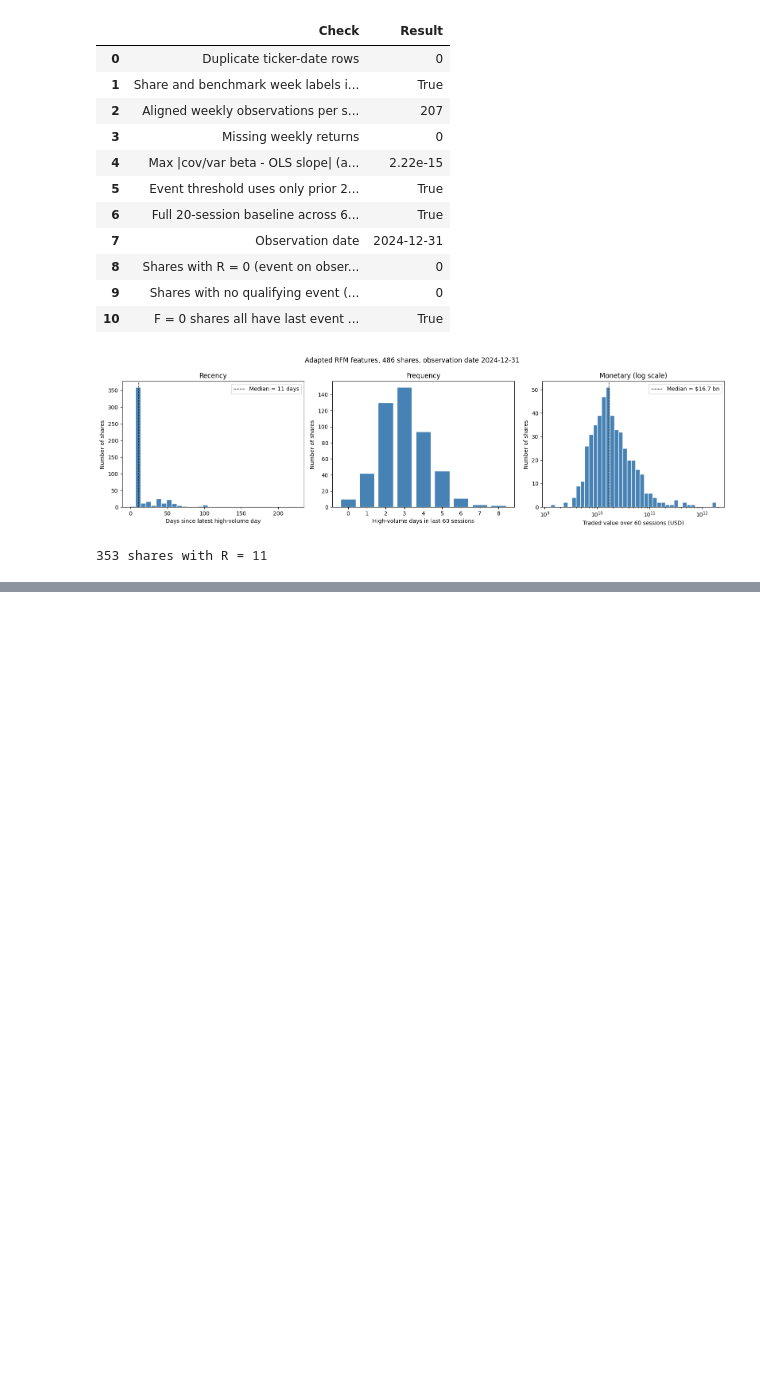
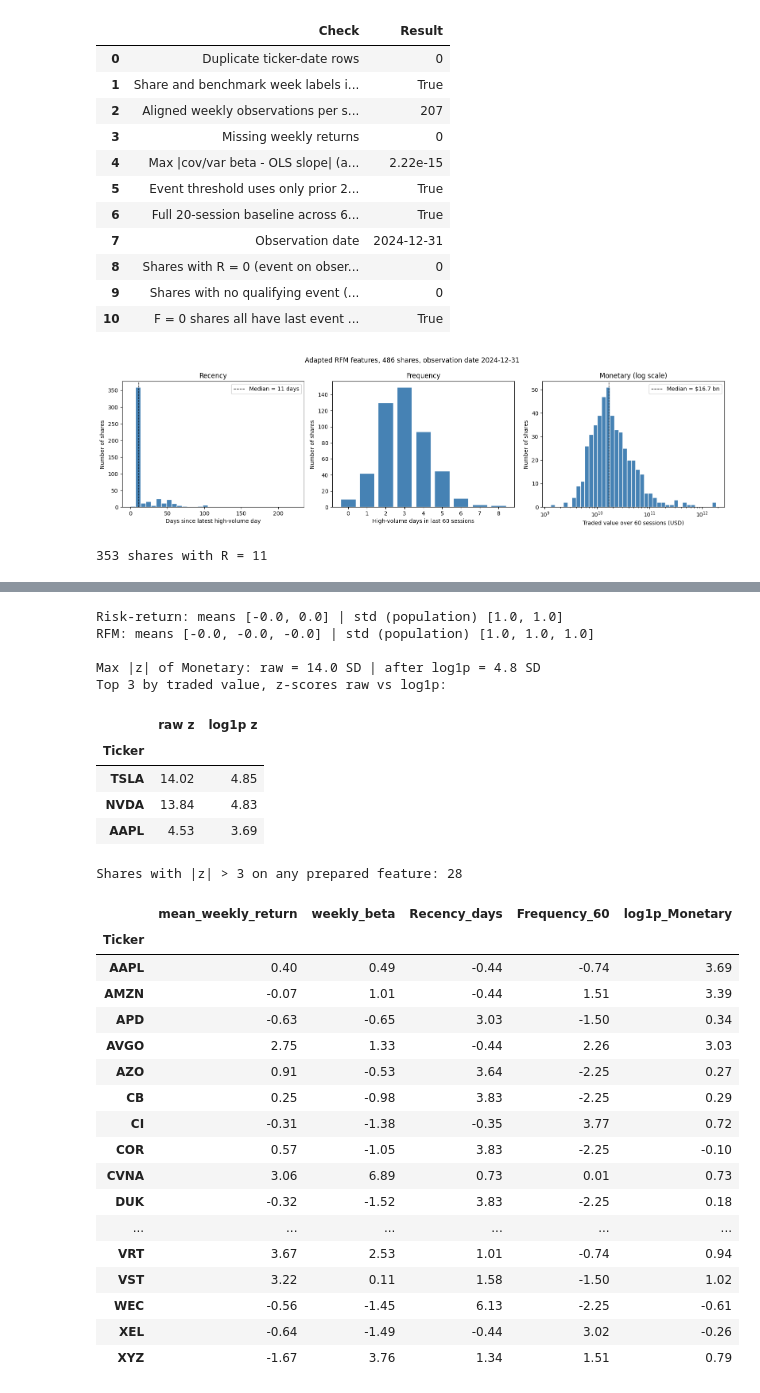
Before and after one commit to Dheena2411/CRM-CM-CW1, a Jupyter notebook: CRM&CM_CW1_T1_T2.ipynb, the cells around one changed output, grey strips where cells are left out. Drawn from its saved outputs; the diff is of its cells as text; code cells hidden in the pictures; blank space fills up the shorter version.

```diff
--- a/CRM&CM_CW1_T1_T2.ipynb
+++ b/CRM&CM_CW1_T1_T2.ipynb
@@ -783,0 +844,62 @@ print((common["Recency_days"] == 11).sum(), "shares with R = 11")
+# %%
+# Risk-return: no transformation (moderate skew, outliers are genuine shares)
+scaler_rr = StandardScaler()
+Z_rr = pd.DataFrame(scaler_rr.fit_transform(X_rr_raw), index=X_rr_raw.index, columns=RR_COLS)
+
+# RFM: log1p on Monetary only (as required), R and F left in original form
+X_rfm = X_rfm_raw.copy()
+X_rfm["Monetary_usd"] = np.log1p(X_rfm["Monetary_usd"])
+X_rfm = X_rfm.rename(columns={"Monetary_usd": "log1p_Monetary"})
+
+scaler_rfm = StandardScaler()
+Z_rfm = pd.DataFrame(scaler_rfm.fit_transform(X_rfm), index=X_rfm.index, columns=X_rfm.columns)
+
+for name, Z in [("Risk-return", Z_rr), ("RFM", Z_rfm)]:
+    print(f"{name}: means {Z.mean().round(6).tolist()} | std (population) {Z.std(ddof=0).round(6).tolist()}")
+
+# How the log transform changes distances: compare standardised Monetary before and after
+z_raw_m = (common["Monetary_usd"] - common["Monetary_usd"].mean()) / common["Monetary_usd"].std(ddof=0)
+z_log_m = Z_rfm["log1p_Monetary"]
+print(f"\nMax |z| of Monetary: raw = {z_raw_m.abs().max():.1f} SD | after log1p = {z_log_m.abs().max():.1f} SD")
+print("Top 3 by traded value, z-scores raw vs log1p:")
+display(pd.DataFrame({"raw z": z_raw_m, "log1p z": z_log_m}).loc[
+    common["Monetary_usd"].nlargest(3).index].round(2))
+
+# Shares that remain extreme after preparation (|z| > 3) - retained, but noted
+extreme = pd.concat([Z_rr, Z_rfm], axis=1)
+extreme = extreme[(extreme.abs() > 3).any(axis=1)].round(2)
+print(f"\nShares with |z| > 3 on any prepared feature: {len(extreme)}")
+display(extreme)
+
+Z_rr.to_csv("matrix_risk_return_scaled.csv")
+Z_rfm.to_csv("matrix_rfm_scaled.csv")
+# %% [output]
+Risk-return: means [-0.0, 0.0] | std (population) [1.0, 1.0]
+RFM: means [-0.0, -0.0, -0.0] | std (population) [1.0, 1.0, 1.0]
+
+Max |z| of Monetary: raw = 14.0 SD | after log1p = 4.8 SD
+Top 3 by traded value, z-scores raw vs log1p:
+|  | raw z | log1p z |
+| Ticker |  |  |
+| TSLA | 14.02 | 4.85 |
+| NVDA | 13.84 | 4.83 |
+| AAPL | 4.53 | 3.69 |
+Shares with |z| > 3 on any prepared feature: 28
+|  | mean_weekly_return | weekly_beta | Recency_days | Frequency_60 | log1p_Monetary |
+| Ticker |  |  |  |  |  |
+| AAPL | 0.40 | 0.49 | -0.44 | -0.74 | 3.69 |
+| AMZN | -0.07 | 1.01 | -0.44 | 1.51 | 3.39 |
+| APD | -0.63 | -0.65 | 3.03 | -1.50 | 0.34 |
+| AVGO | 2.75 | 1.33 | -0.44 | 2.26 | 3.03 |
+| AZO | 0.91 | -0.53 | 3.64 | -2.25 | 0.27 |
+| CB | 0.25 | -0.98 | 3.83 | -2.25 | 0.29 |
+| CI | -0.31 | -1.38 | -0.35 | 3.77 | 0.72 |
+| COR | 0.57 | -1.05 | 3.83 | -2.25 | -0.10 |
+| CVNA | 3.06 | 6.89 | 0.73 | 0.01 | 0.73 |
+| DUK | -0.32 | -1.52 | 3.83 | -2.25 | 0.18 |
+| ... | ... | ... | ... | ... | ... |
+| VRT | 3.67 | 2.53 | 1.01 | -0.74 | 0.94 |
+| VST | 3.22 | 0.11 | 1.58 | -1.50 | 1.02 |
+| WEC | -0.56 | -1.45 | 6.13 | -2.25 | -0.61 |
+| XEL | -0.64 | -1.49 | -0.44 | 3.02 | -0.26 |
+| XYZ | -1.67 | 3.76 | 1.34 | 1.51 | 0.79 |
```
Also changed, not shown: parts of 7 cells of this notebook.
